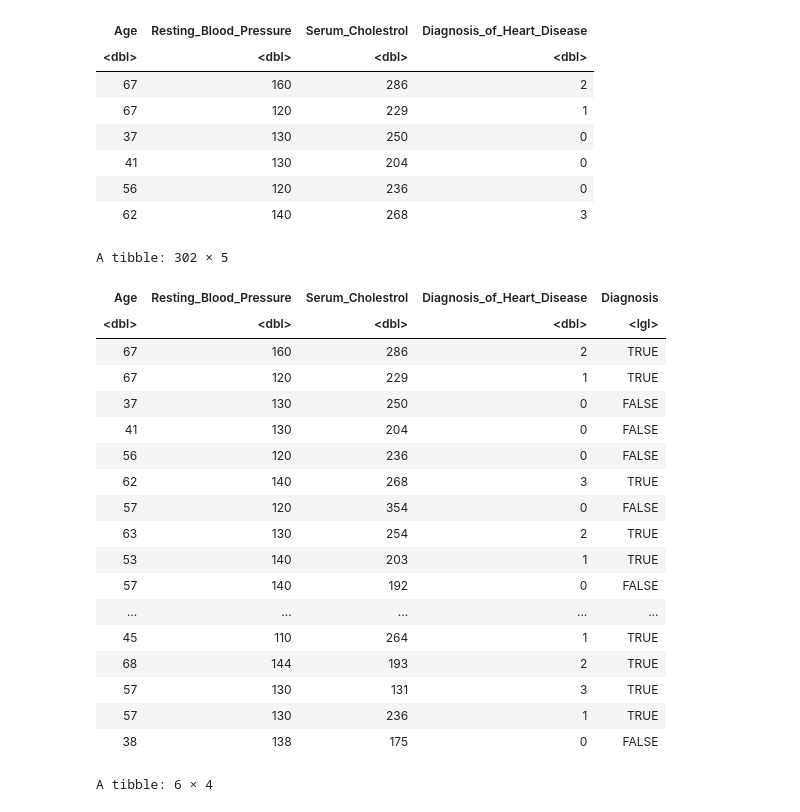
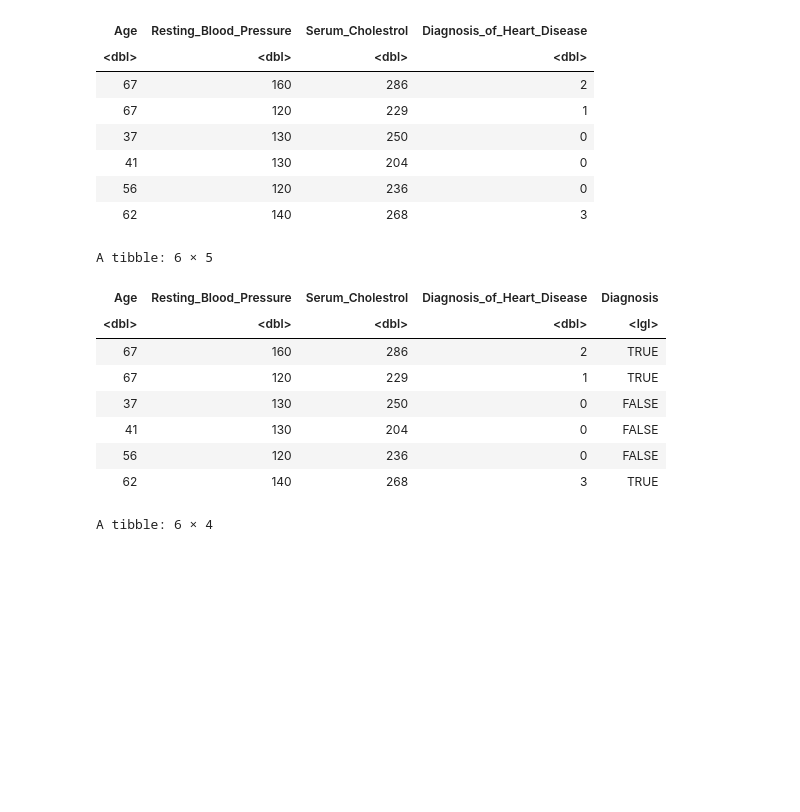
Before and after one commit to Parsapk1/NEW_DSCI_PROJECT, a Jupyter notebook: DSCI100_Project.ipynb, the cells around one changed output. Saved outputs shown, nothing was run; the diff lists cells and outputs as text; code cells hidden in the pictures; blank space fills up the shorter version.

```diff
--- a/DSCI100_Project.ipynb
+++ b/DSCI100_Project.ipynb
@@ -37,9 +20,9 @@ Attaching package: ‘scales’
 # %%
 URL <- ("https://archive.ics.uci.edu/ml/machine-learning-databases/heart-disease/processed.cleveland.data")
 
-processed_cleveland <- read_csv(URL)
-    colnames(processed_cleveland) <- c("Age", "Sex","Chest_Pain_Type","Resting_Blood_Pressure","Serum_Cholestrol","Fasting_Blood_Sugar", "Resting_Electrocadriographic_Results", "Maximum_Heart_Rate_Achieved","Excercise_Induced_Angina", "ST_Depression_Induced","Slope_of_Peak_Exercise_ST_Segment", "#_of_Major_Vessels", "Defects", "Diagnosis_of_Heart_Disease")
-processed_cleveland
+loaded_data <- read_csv(URL)
+    colnames(loaded_data) <- c("Age", "Sex","Chest_Pain_Type","Resting_Blood_Pressure","Serum_Cholestrol","Fasting_Blood_Sugar", "Resting_Electrocadriographic_Results", "Maximum_Heart_Rate_Achieved","Excercise_Induced_Angina", "ST_Depression_Induced","Slope_of_Peak_Exercise_ST_Segment", "#_of_Major_Vessels", "Defects", "Diagnosis_of_Heart_Disease")
+head(loaded_data)
 # %% [output]
 New names:
 • `1.0` -> `1.0...2`
@@ -77,8 +50,9 @@ A spec_tbl_df: 302 × 14
 # %%
-#select the variables that we need to make a model
-cleveland_heart <- processed_cleveland |>
+# There was no missing data observed in the laoded data set.
+# We then selected the variables that we needed to make a model
+cleveland_heart_data <- loaded_data |>
     select("Age","Resting_Blood_Pressure","Serum_Cholestrol","Diagnosis_of_Heart_Disease")
-head(cleveland_heart)
+head(cleveland_heart_data)
 # %% [output]
 A tibble: 6 × 4
 | Age | Resting_Blood_Pressure | Serum_Cholestrol | Diagnosis_of_Heart_Disease |
@@ -90,29 +64,19 @@ A tibble: 6 × 4
 | 56 | 120 | 236 | 0 |
 | 62 | 140 | 268 | 3 |
 # %%
-# will construct a binary results(TRUE->presented or FALSE-> Absent) for Diagnosis_Hear_Disease instead of numbers
-scaled_cleveland_heart <- cleveland_heart |>
+# We then constructed binary results (TRUE-> Present or FALSE-> Absent) for Diagnosis_Heart_Disease instead of having a range of numbers.
+# We did this because in the original data set the numbers (1-4) represented severity, and we just wanted the presence or absence so we grouped them.
+mutated_cleveland_heart <- cleveland_heart_data |>
     mutate(Diagnosis = Diagnosis_of_Heart_Disease != 0)
-
-scaled_cleveland_heart
+head(mutated_cleveland_heart)
 # %% [output]
-A tibble: 302 × 5
+A tibble: 6 × 5
 | Age | Resting_Blood_Pressure | Serum_Cholestrol | Diagnosis_of_Heart_Disease | Diagnosis |
 | <dbl> | <dbl> | <dbl> | <dbl> | <lgl> |
 | 67 | 160 | 286 | 2 | TRUE |
 | 67 | 120 | 229 | 1 | TRUE |
 | 37 | 130 | 250 | 0 | FALSE |
 | 41 | 130 | 204 | 0 | FALSE |
 | 56 | 120 | 236 | 0 | FALSE |
 | 62 | 140 | 268 | 3 | TRUE |
-| 57 | 120 | 354 | 0 | FALSE |
-| 63 | 130 | 254 | 2 | TRUE |
-| 53 | 140 | 203 | 1 | TRUE |
-| 57 | 140 | 192 | 0 | FALSE |
-| ... | ... | ... | ... | ... |
-| 45 | 110 | 264 | 1 | TRUE |
-| 68 | 144 | 193 | 2 | TRUE |
-| 57 | 130 | 131 | 3 | TRUE |
-| 57 | 130 | 236 | 1 | TRUE |
-| 38 | 138 | 175 | 0 | FALSE |
 # %%
```
Also changed, not shown: parts of 25 cells of this notebook.
